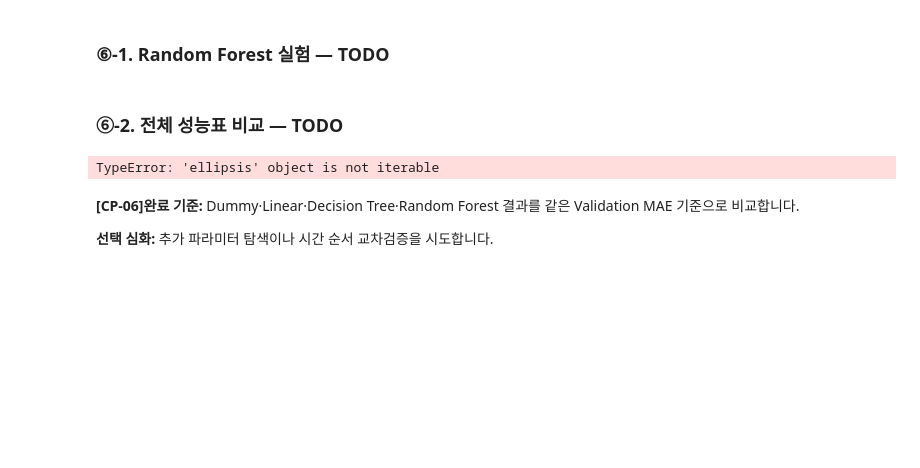
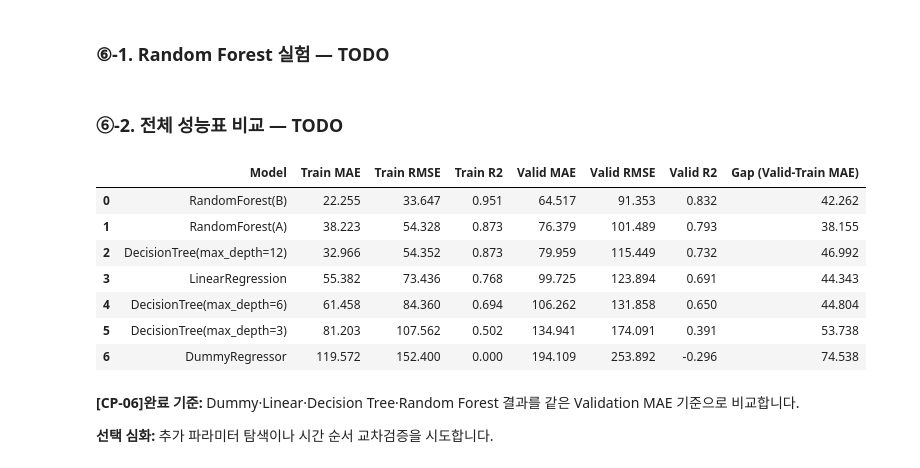
Before and after one commit to Gotti0/ai-mini-projects, a Jupyter notebook: mini-project-01/code/01_regression_bike_demand.ipynb, the cells around one changed output. Cells and saved outputs as stored; diff of their text form; code cells hidden in the pictures; blank space fills up the shorter version.

```diff
--- a/mini-project-01/code/01_regression_bike_demand.ipynb
+++ b/mini-project-01/code/01_regression_bike_demand.ipynb
@@ -548,31 +552,41 @@ rf_models = {}
 # TODO 6-1~6-2. 두 설정의 Random Forest Pipeline 학습 및 성능 수집
 for key, params in rf_configs.items():
     # TODO: Pipeline 구성 (RandomForestRegressor(**params, random_state=42, n_jobs=-1))
-    model = ...
+    model = Pipeline([
+        ("prep", make_preprocessor()),
+        ("model", RandomForestRegressor(**params, random_state=42, n_jobs=-1)),
+    ])
 
     # TODO: 모델 학습
-    ...
+    model.fit(X_train, y_train)
 
     # [공통] 학습한 모델 보관
     rf_models[key] = model
 
     # TODO: summarize()로 결과를 results에 추가합니다.
-    ...
+    results.append(summarize(f"RandomForest({key})", model))
 # %% [markdown]
 ### ⑥-2. 전체 성능표 비교 — TODO
 # %%
 # [공통] 지금까지 누적한 모델 결과
 results_df = pd.DataFrame(results)
 
 # TODO 6-3. Validation MAE가 낮은 순서로 정렬하고 인덱스를 정리합니다.
-results_df = ...
+results_df = results_df.sort_values("Valid MAE").reset_index(drop=True)
 
 # TODO 6-4. Validation MAE - Train MAE를 계산합니다.
-results_df["Gap (Valid-Train MAE)"] = ...
+results_df["Gap (Valid-Train MAE)"] = results_df["Valid MAE"] - results_df["Train MAE"]
 
 display(results_df.round(3))
 # %% [output]
-TypeError: 'ellipsis' object is not iterable
+|  | Model | Train MAE | Train RMSE | Train R2 | Valid MAE | Valid RMSE | Valid R2 | Gap (Valid-Train MAE) |
+| 0 | RandomForest(B) | 22.255 | 33.647 | 0.951 | 64.517 | 91.353 | 0.832 | 42.262 |
+| 1 | RandomForest(A) | 38.223 | 54.328 | 0.873 | 76.379 | 101.489 | 0.793 | 38.155 |
+| 2 | DecisionTree(max_depth=12) | 32.966 | 54.352 | 0.873 | 79.959 | 115.449 | 0.732 | 46.992 |
+| 3 | LinearRegression | 55.382 | 73.436 | 0.768 | 99.725 | 123.894 | 0.691 | 44.343 |
+| 4 | DecisionTree(max_depth=6) | 61.458 | 84.360 | 0.694 | 106.262 | 131.858 | 0.650 | 44.804 |
+| 5 | DecisionTree(max_depth=3) | 81.203 | 107.562 | 0.502 | 134.941 | 174.091 | 0.391 | 53.738 |
+| 6 | DummyRegressor | 119.572 | 152.400 | 0.000 | 194.109 | 253.892 | -0.296 | 74.538 |
 # %% [markdown]
 **[CP-06]완료 기준:** Dummy·Linear·Decision Tree·Random Forest 결과를 같은 Validation MAE 기준으로 비교합니다.
 
```
Also changed, not shown: parts of 4 cells of this notebook, 1 other file.
